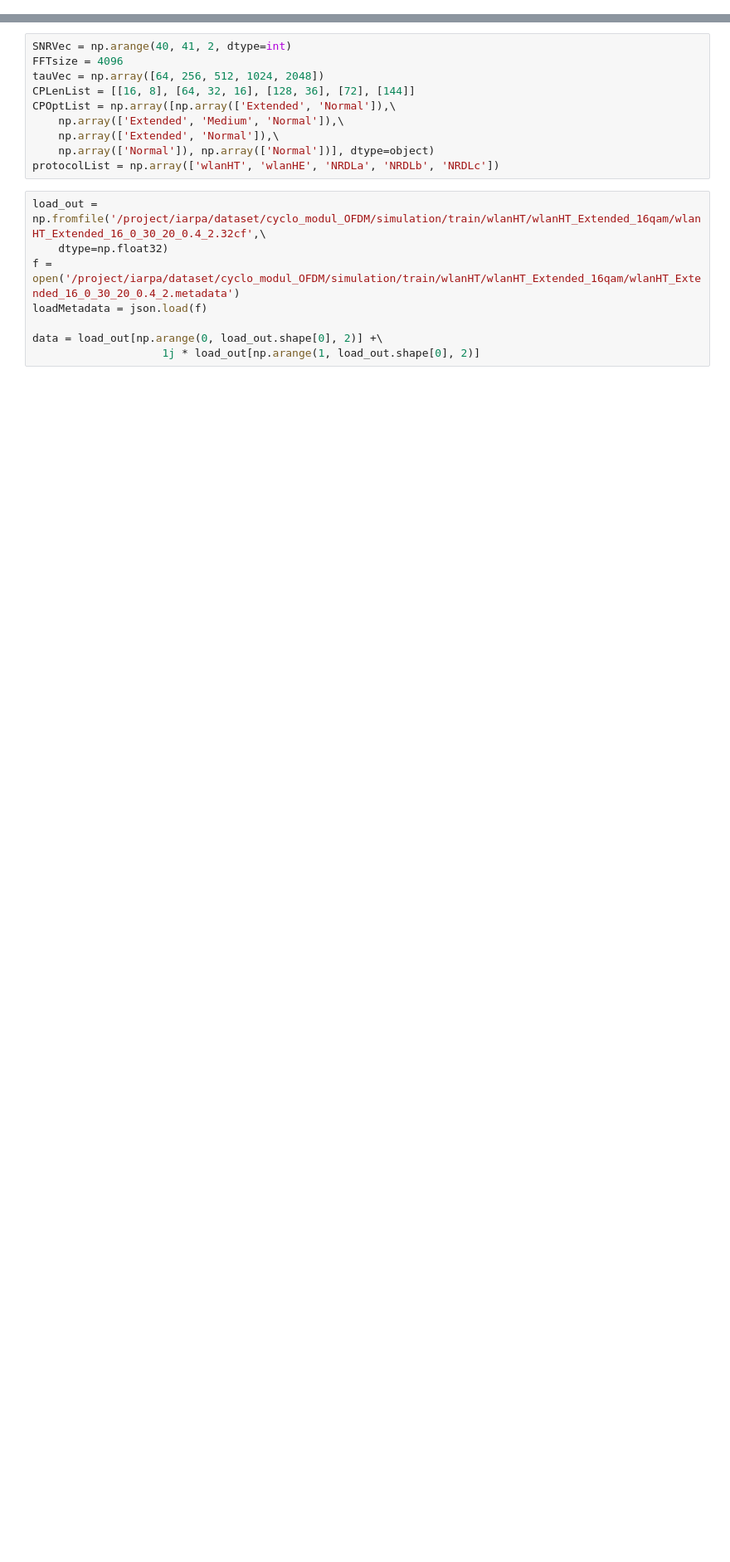
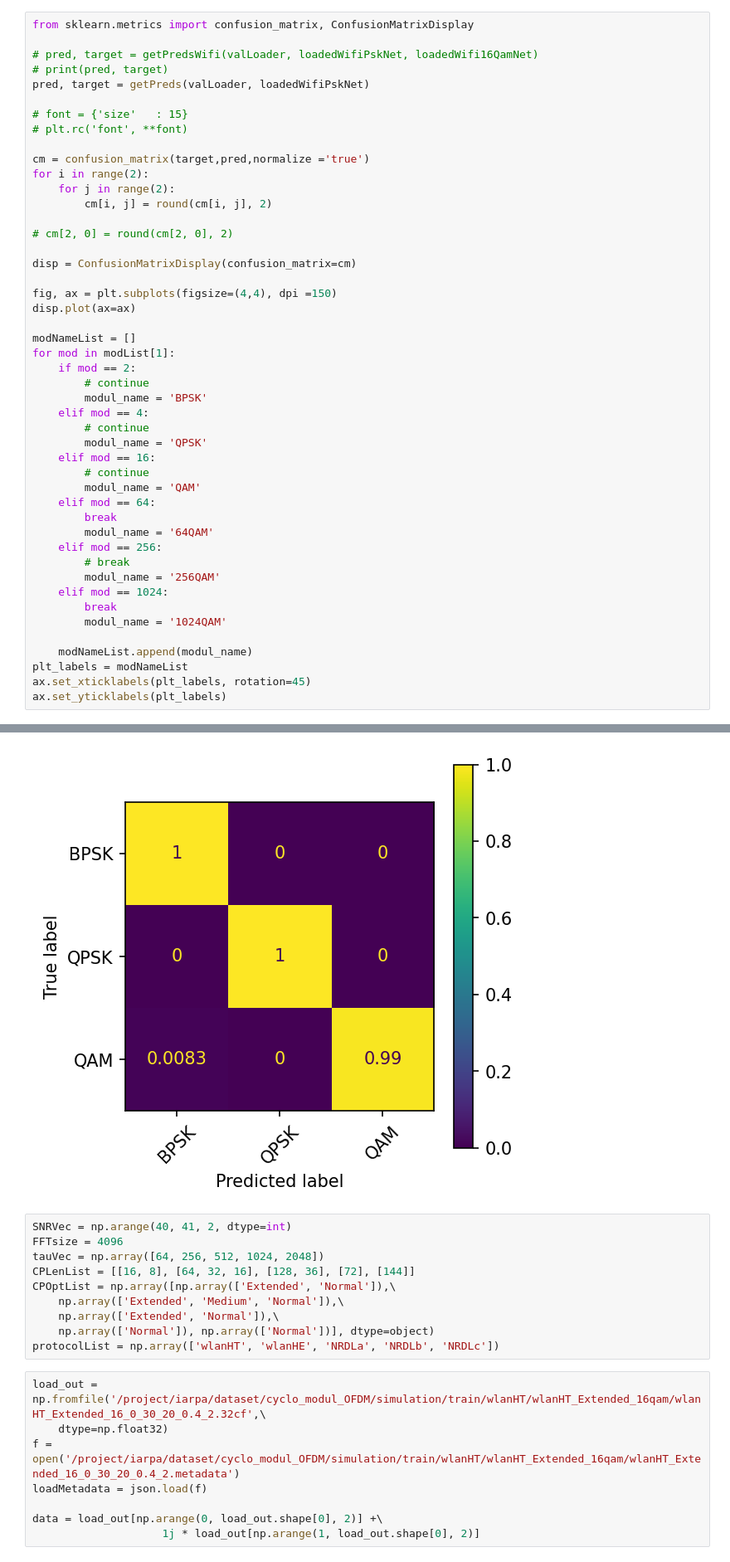
Before and after one commit to byungjunkim12/23-cyclo_modul_OFDM, a Jupyter notebook: python/tb.ipynb, the cells around one changed output, grey strips where cells are left out. Shown: that part at 83% size. Saved outputs shown, nothing was run; the diff lists cells and outputs as text; blank space fills up the shorter version.

```diff
--- a/python/tb.ipynb
+++ b/python/tb.ipynb
@@ -92,0 +485,48 @@ IndexError: list index out of range
+# %%
+from sklearn.metrics import confusion_matrix, ConfusionMatrixDisplay
+
+# pred, target = getPredsWifi(valLoader, loadedWifiPskNet, loadedWifi16QamNet)
+# print(pred, target)
+pred, target = getPreds(valLoader, loadedWifiPskNet)
+
+# font = {'size'   : 15}
+# plt.rc('font', **font)
+
+cm = confusion_matrix(target,pred,normalize ='true')
+for i in range(2):
+    for j in range(2):
+        cm[i, j] = round(cm[i, j], 2)
+
+# cm[2, 0] = round(cm[2, 0], 2)
+
+disp = ConfusionMatrixDisplay(confusion_matrix=cm)
+
+fig, ax = plt.subplots(figsize=(4,4), dpi =150)
+disp.plot(ax=ax)
+
+modNameList = []
+for mod in modList[1]:
+    if mod == 2:
+        # continue
+        modul_name = 'BPSK'
+    elif mod == 4:
+        # continue
+        modul_name = 'QPSK'
+    elif mod == 16:
+        # continue
+        modul_name = 'QAM'
+    elif mod == 64:
+        break
+        modul_name = '64QAM'
+    elif mod == 256:
+        # break
+        modul_name = '256QAM'
+    elif mod == 1024:
+        break
+        modul_name = '1024QAM'
+
+    modNameList.append(modul_name)
+plt_labels = modNameList
+ax.set_xticklabels(plt_labels, rotation=45)
+ax.set_yticklabels(plt_labels)
+# %% [output]
@@ -93,3 +534,4 @@ IndexError: list index out of range
+[figure, added]
 # %%
 SNRVec = np.arange(40, 41, 2, dtype=int)
 FFTsize = 4096
```
Also changed, not shown: parts of 16 cells of this notebook, 7 other files.
